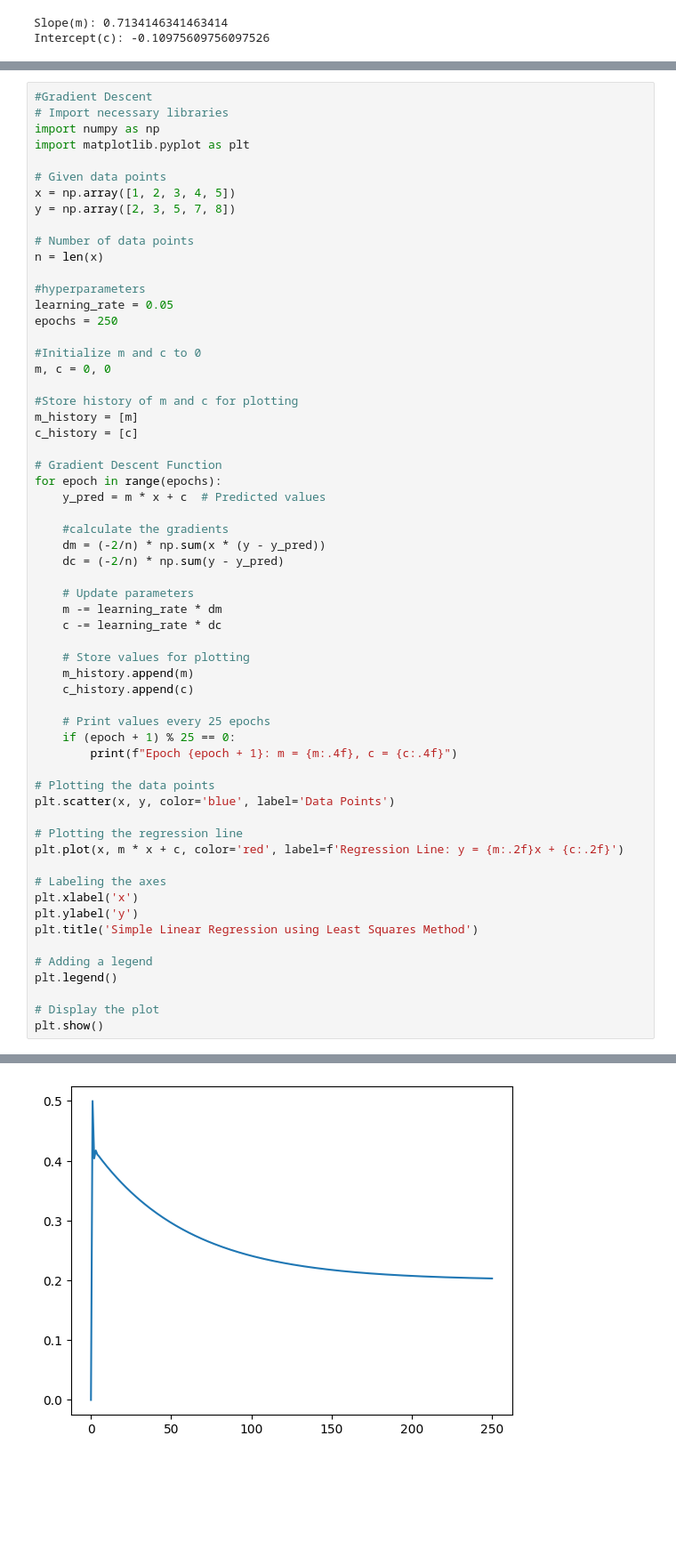
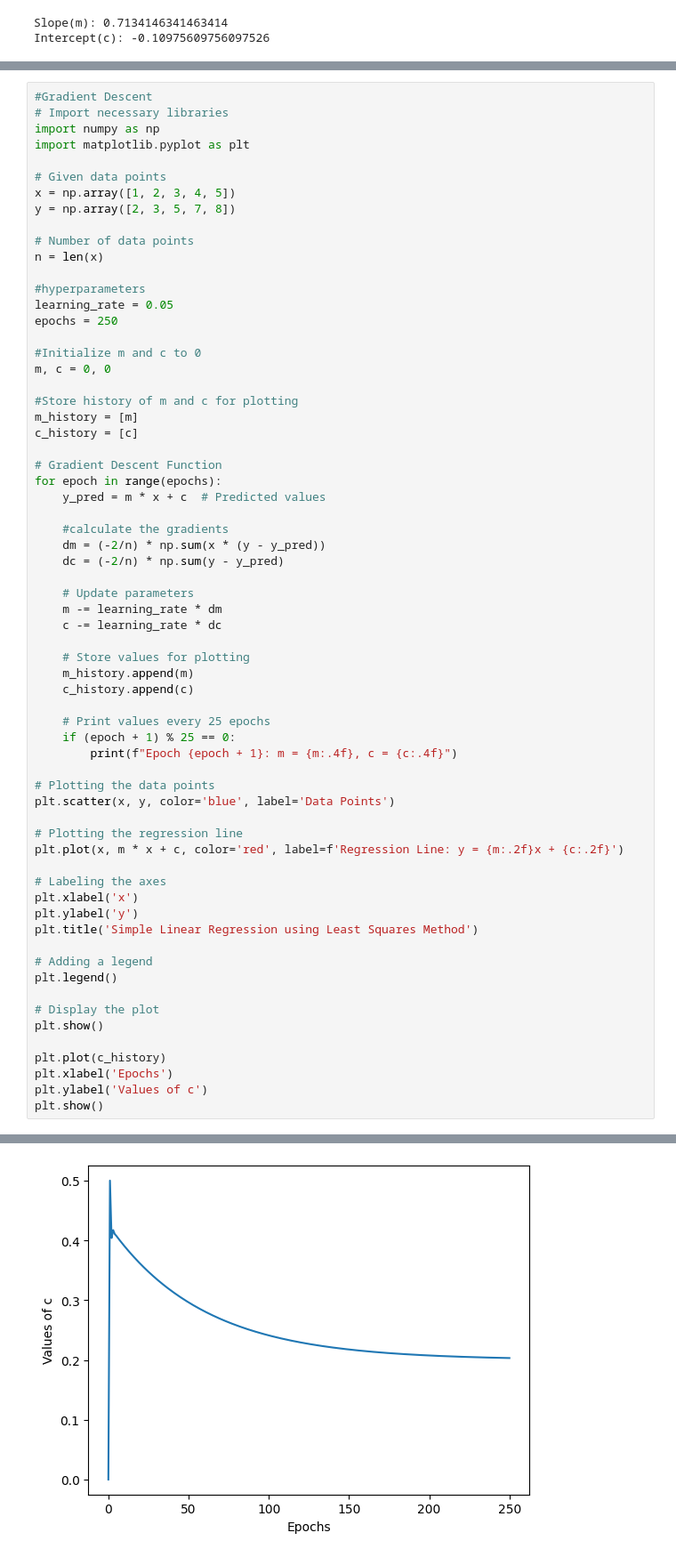
Before and after one commit to GSPune/ML-Lab-Work, a Jupyter notebook: Simple_Linear_Regression.ipynb, the cells around one changed output, grey strips where cells are left out. Shown: that part at 89% size. Saved outputs shown, nothing was run; the diff lists cells and outputs as text; blank space fills up the shorter version.

Commit message:
Minor addition of variation of c plot

```diff
--- a/Simple_Linear_Regression.ipynb
+++ b/Simple_Linear_Regression.ipynb
@@ -88,31 +88,36 @@ for epoch in range(epochs):
         print(f"Epoch {epoch + 1}: m = {m:.4f}, c = {c:.4f}")
 
 # Plotting the data points
 plt.scatter(x, y, color='blue', label='Data Points')
 
 # Plotting the regression line
 plt.plot(x, m * x + c, color='red', label=f'Regression Line: y = {m:.2f}x + {c:.2f}')
 
 # Labeling the axes
 plt.xlabel('x')
 plt.ylabel('y')
 plt.title('Simple Linear Regression using Least Squares Method')
 
 # Adding a legend
 plt.legend()
 
 # Display the plot
 plt.show()
+
+plt.plot(c_history)
+plt.xlabel('Epochs')
+plt.ylabel('Values of c')
+plt.show()
 # %% [output]
 Epoch 25: m = 1.5592, c = 0.3475
 Epoch 50: m = 1.5733, c = 0.2963
 Epoch 75: m = 1.5826, c = 0.2629
 Epoch 100: m = 1.5886, c = 0.2411
 Epoch 125: m = 1.5926, c = 0.2268
 Epoch 150: m = 1.5952, c = 0.2175
 Epoch 175: m = 1.5968, c = 0.2114
 Epoch 200: m = 1.5979, c = 0.2075
 Epoch 225: m = 1.5987, c = 0.2049
 Epoch 250: m = 1.5991, c = 0.2032
 [figure]
-[figure, old version]
+[figure, new version]
```
